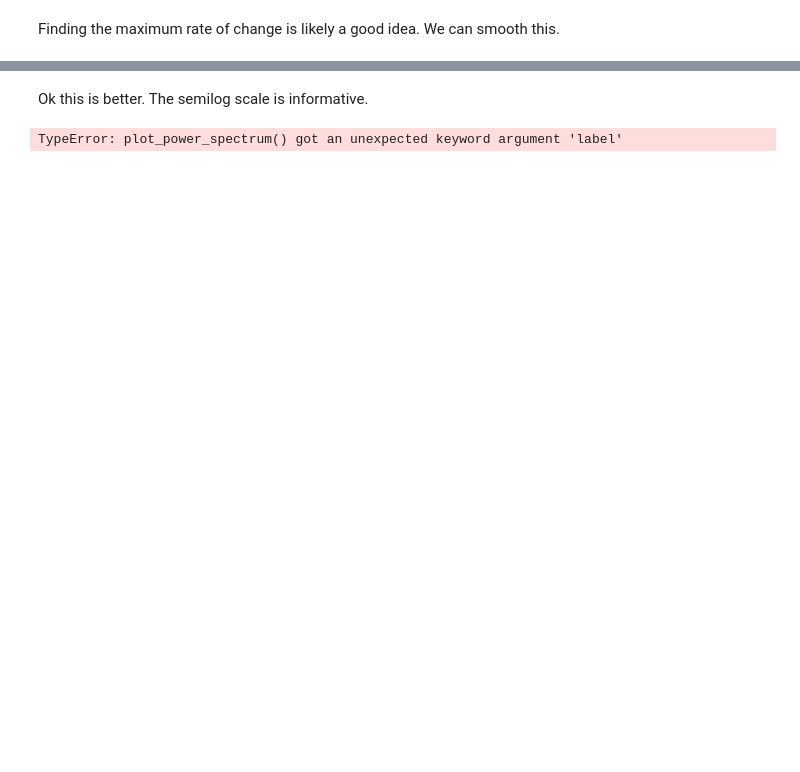
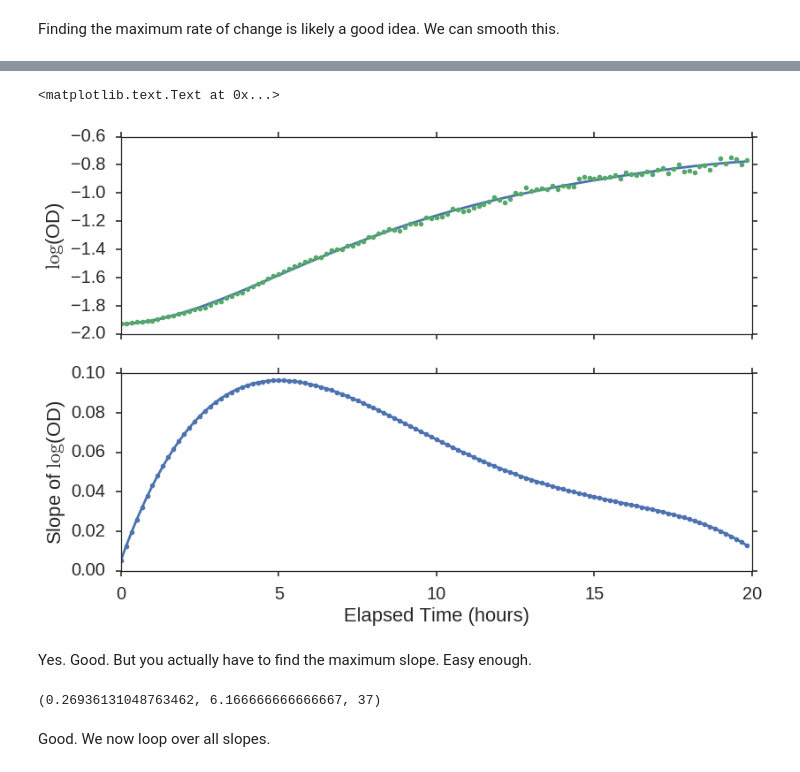
Before and after one commit to btweinstein/OD_growth_finder, a Jupyter notebook: testing_ideas.ipynb, the cells around one changed output, grey strips where cells are left out. Cells and saved outputs as stored; diff of their text form; code cells hidden in the pictures; blank space fills up the shorter version.

```diff
--- a/testing_ideas.ipynb
+++ b/testing_ideas.ipynb
@@ -106,7 +44,0 @@ def plot_power_spectrum(data, time_interval=10.):
-# %% [markdown]
-Ok this is better. The semilog scale is informative.
-# %%
-plot_power_spectrum(problem_sample.dropna().values, label='problem')
-plot_power_spectrum(test_data.dropna().values, label='problem')
-# %% [output]
-TypeError: plot_power_spectrum() got an unexpected keyword argument 'label'
@@ -112,0 +47,25 @@ TypeError: plot_power_spectrum() got an unexpected keyword argument 'label'
+# %%
+data_to_use = np.log(bad_data)
+interpolator = sp.interpolate.UnivariateSpline(elapsed_hours, data_to_use, k=5, s=.05)
+der = interpolator.derivative()
+# %%
+fig, ax = plt.subplots(2, 1, sharex=True)
+
+plt.sca(ax[0])
+plt.plot(elapsed_hours, interpolator(elapsed_hours))
+plt.plot(elapsed_hours, data_to_use, ls='', marker='.')
+
+plt.ylabel(r'$\log$(OD)')
+
+plt.sca(ax[1])
+der = interpolator.derivative()
+plt.plot(elapsed_hours, der(elapsed_hours), ls='-', marker='.')
+
+plt.ylabel(r'Slope of $\log$(OD)')
+
+plt.xlabel('Elapsed Time (hours)')
+# %% [output]
+<matplotlib.text.Text at 0x...>
+[figure, added]
+# %% [markdown]
+Yes. Good. But you actually have to find the maximum slope. Easy enough.
@@ -112,0 +107,6 @@ TypeError: plot_power_spectrum() got an unexpected keyword argument 'label'
+# %%
+get_max_growth_rate('A1')
+# %% [output]
+(0.26936131048763462, 6.166666666666667, 37)
+# %% [markdown]
+Good. We now loop over all slopes.
```
Also changed, not shown: parts of 19 cells of this notebook, 2 other files.
